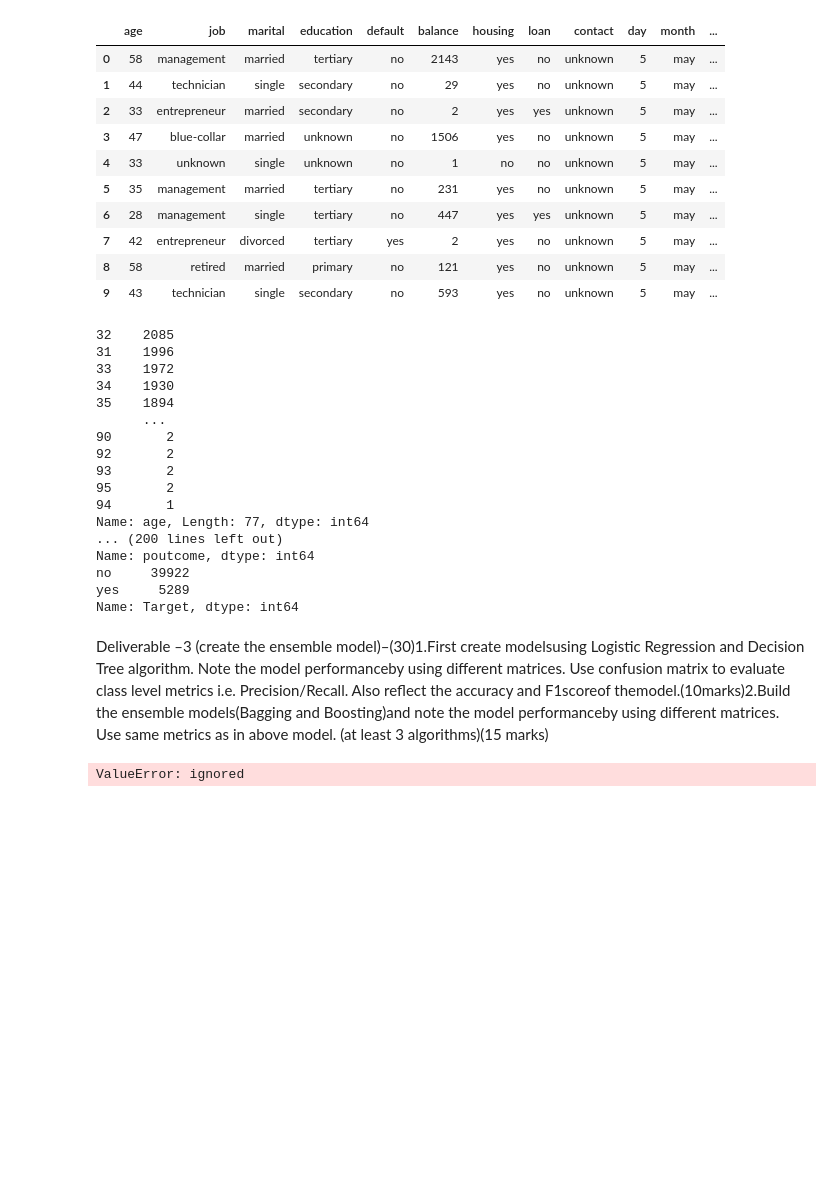
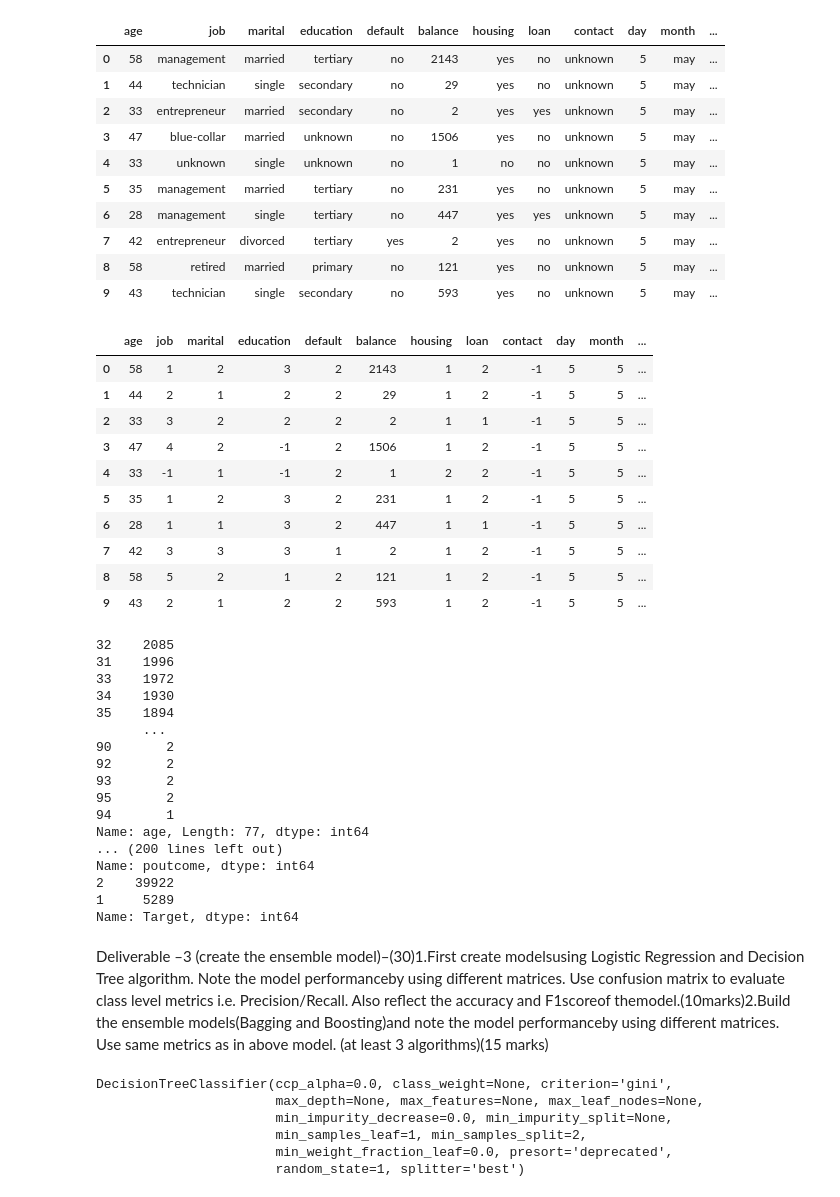
Before and after one commit to GreatLearningAIML1/gl-pgp-aiml-uta-intl-mar20-veenaneshwari, a Jupyter notebook: May30/TermDepositSale.ipynb, the cells around one changed output. Drawn from its saved outputs; the diff is of its cells as text; code cells hidden in the pictures; blank space fills up the shorter version.

```diff
--- a/May30/TermDepositSale.ipynb
+++ b/May30/TermDepositSale.ipynb
@@ -212,12 +212,31 @@ Data.head(10)
 | 7 | 42 | entrepreneur | divorced | tertiary | yes | 2 | yes | no | unknown | 5 | may | ... |
 | 8 | 58 | retired | married | primary | no | 121 | yes | no | unknown | 5 | may | ... |
 | 9 | 43 | technician | single | secondary | no | 593 | yes | no | unknown | 5 | may | ... |
+# %%
+replaceStruct = {"job": {"management": 1, "technician":2 , "entrepreneur": 3, "blue-collar": 4,"retired": 5, "admin.": 6, "student" :7, "housemaid": 8, "services" : 9, "self-employed" :10, "unemployed" : 11, "unknown": -1}, "marital" : {"single" : 1, "married" : 2, "divorced" : 3}, "education" : {"primary": 1, "secondary" : 2, "tertiary": 3, "unknown": -1}, "default" : {"yes": 1, "no" : 2}, "housing" : {"yes" : 1, "no" : 2}, "loan" : {"yes" : 1, "no" : 2}, "month" : {"jan": 1, "feb" : 2, "mar" : 3, "apr" : 4, "may" : 5, "jun" : 6, "jul" : 7, "aug" : 8, "sep" : 9, "oct" : 10, "nov" : 11, "dec" : 12}, "contact" :{"unknown" : -1, "cellular": 1, "telephone": 2}, "poutcome" : {"unknown" : -1, "success" : 1, "failure" : 2, "other" : 3}, "Target" : {"yes" : 1, "no" : 2} }
+#oneHotCols=["job", "marital","education","default", "housing", "loan", "month", "contact", "poutcome", "Target"]
+# %%
+Data=Data.replace(replaceStruct)
+#Data=pd.get_dummies(Data, columns=oneHotCols)
+Data.head(10)
+# %% [output]
+|  | age | job | marital | education | default | balance | housing | loan | contact | day | month | ... |
+| 0 | 58 | 1 | 2 | 3 | 2 | 2143 | 1 | 2 | -1 | 5 | 5 | ... |
+| 1 | 44 | 2 | 1 | 2 | 2 | 29 | 1 | 2 | -1 | 5 | 5 | ... |
+| 2 | 33 | 3 | 2 | 2 | 2 | 2 | 1 | 1 | -1 | 5 | 5 | ... |
+| 3 | 47 | 4 | 2 | -1 | 2 | 1506 | 1 | 2 | -1 | 5 | 5 | ... |
+| 4 | 33 | -1 | 1 | -1 | 2 | 1 | 2 | 2 | -1 | 5 | 5 | ... |
+| 5 | 35 | 1 | 2 | 3 | 2 | 231 | 1 | 2 | -1 | 5 | 5 | ... |
+| 6 | 28 | 1 | 1 | 3 | 2 | 447 | 1 | 1 | -1 | 5 | 5 | ... |
+| 7 | 42 | 3 | 3 | 3 | 1 | 2 | 1 | 2 | -1 | 5 | 5 | ... |
+| 8 | 58 | 5 | 2 | 1 | 2 | 121 | 1 | 2 | -1 | 5 | 5 | ... |
+| 9 | 43 | 2 | 1 | 2 | 2 | 593 | 1 | 2 | -1 | 5 | 5 | ... |
 # %%
 print(Data.age.value_counts())
 print(Data.job.value_counts())
 print(Data.marital.value_counts())
 print(Data.education.value_counts())
-#print(Data.default.value_counts())
+#print(Data['default'].value_counts())
 print(Data.balance.value_counts())
 print(Data.housing.value_counts())
 print(Data.loan.value_counts())
@@ -245,8 +264,8 @@ print(Data.Target.value_counts())
 Name: age, Length: 77, dtype: int64
 ... (200 lines left out)
 Name: poutcome, dtype: int64
-no     39922
-yes     5289
+2    39922
+1     5289
 Name: Target, dtype: int64
 # %%
 X = Data.drop("Target" , axis=1)
@@ -258,4 +277,9 @@ Deliverable –3 (create the ensemble model)–(30)1.First create modelsusing Lo
 dTree = DecisionTreeClassifier(criterion = 'gini', random_state=1)
 dTree.fit(X_train, y_train)
 # %% [output]
-ValueError: ignored
+DecisionTreeClassifier(ccp_alpha=0.0, class_weight=None, criterion='gini',
+                       max_depth=None, max_features=None, max_leaf_nodes=None,
+                       min_impurity_decrease=0.0, min_impurity_split=None,
+                       min_samples_leaf=1, min_samples_split=2,
+                       min_weight_fraction_leaf=0.0, presort='deprecated',
+                       random_state=1, splitter='best')
```
Also changed, not shown: parts of 3 cells of this notebook, 1 other file.
